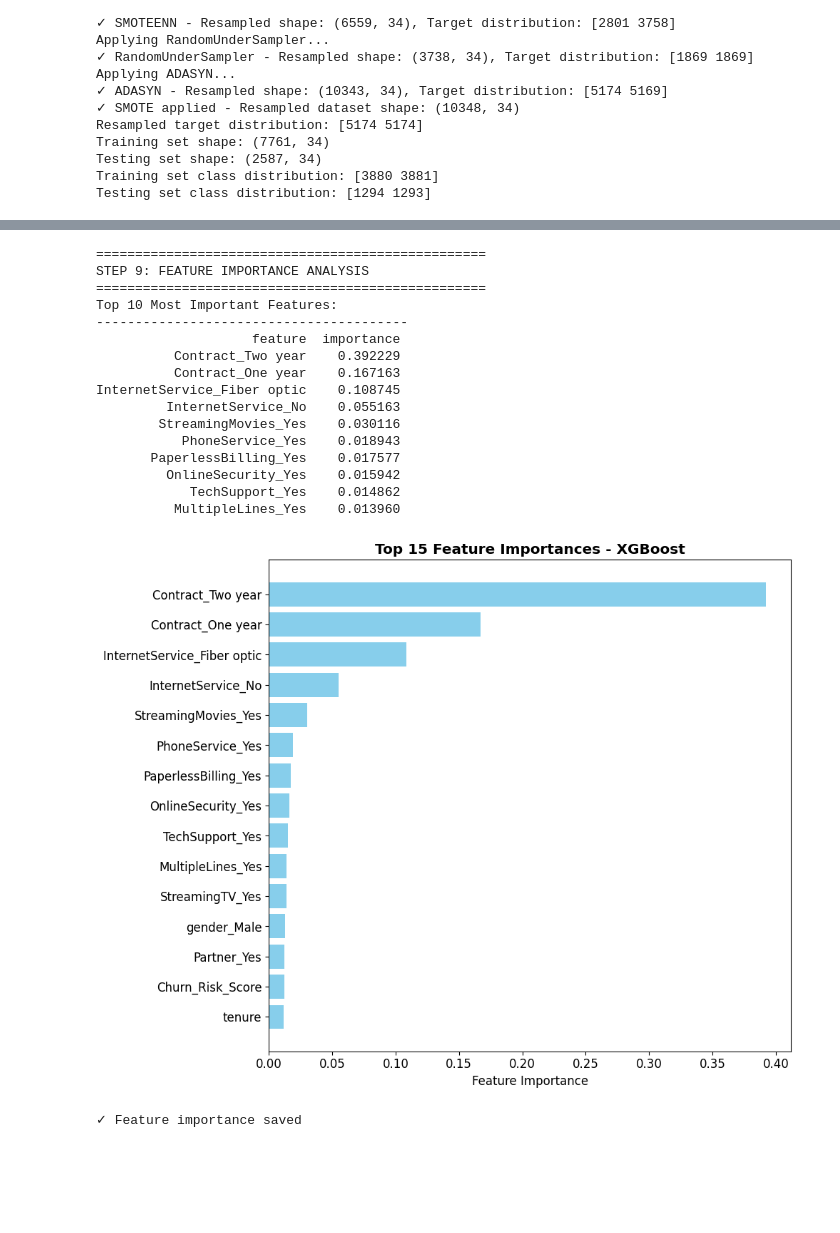
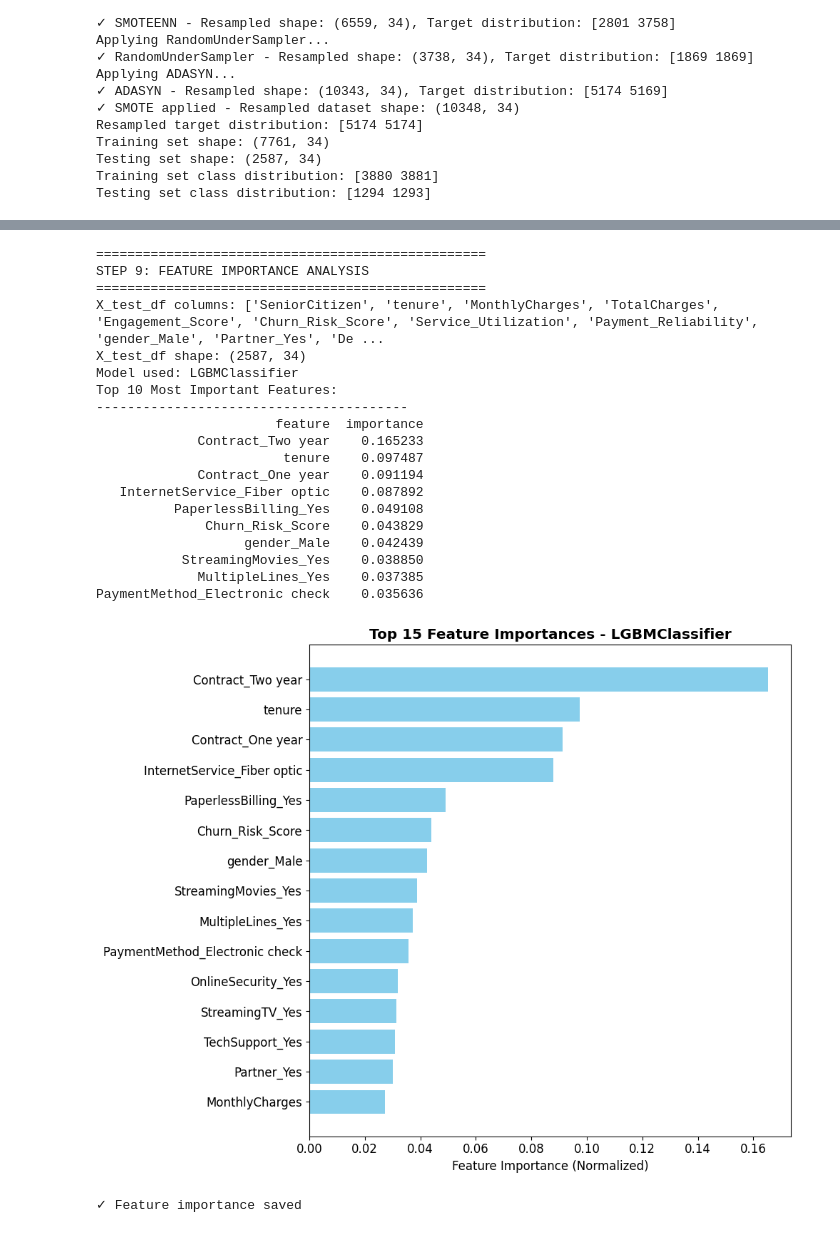
Before and after one commit to koriebruh/CHURN-JOURNAL, a Jupyter notebook: wwwNofel.ipynb, the cells around one changed output, grey strips where cells are left out. Drawn from its saved outputs; the diff is of its cells as text; code cells hidden in the pictures; blank space fills up the shorter version.

```diff
--- a/wwwNofel.ipynb
+++ b/wwwNofel.ipynb
@@ -437,11 +449,11 @@ for name in models_config.keys():
         study = optuna.create_study(direction='maximize')
        # Timeout + trial untuk semua model (light tuning)
         if name in ["DecisionTree", "LogisticRegression"]:
-            study.optimize(lambda trial: objective(trial, name, X_train, y_train), n_trials=5, timeout=60)
+            study.optimize(lambda trial: objective(trial, name, X_train, y_train), n_trials=10, timeout=120)
         elif name in ["GBM", "RandomForest", "AdaBoost"]:
-            study.optimize(lambda trial: objective(trial, name, X_train, y_train), n_trials=5, timeout=120)
+            study.optimize(lambda trial: objective(trial, name, X_train, y_train), n_trials=10, timeout=240)
         elif name in ["XGBoost", "LightGBM", "CatBoost", "SVC", "NeuralNet"]:
-            study.optimize(lambda trial: objective(trial, name, X_train, y_train), n_trials=5, timeout=180)
+            study.optimize(lambda trial: objective(trial, name, X_train, y_train), n_trials=15, timeout=360)
 
         best_params = study.best_params
         model = models_config[name]["model"]
@@ -797,53 +809,66 @@ print("\n" + "="*50)
 print("STEP 9: FEATURE IMPORTANCE ANALYSIS")
 print("="*50)
 
-# Feature importance (if available)
-if hasattr(final_model, 'feature_importances_'):
-    importances = final_model.feature_importances_
-    feature_names = X.columns
+# Prepare X_test_df for consistency
+X_test_df = pd.DataFrame(X_test, columns=X.columns)
+print("X_test_df columns:", X_test_df.columns.tolist())
+print("X_test_df shape:", X_test_df.shape)
+print(f"Model used: {type(final_model).__name__}")
+
+try:
+    # Use SHAP for feature importance
+    import shap
+    explainer = shap.TreeExplainer(final_model)
+    shap_values = explainer.shap_values(X_test_df)
+    shap_importance = np.abs(shap_values).mean(axis=0)
+    total_importance = shap_importance.sum()
     importance_df = pd.DataFrame({
-        'feature': feature_names,
-        'importance': importances
+        'feature': X_test_df.columns,
+        'importance': shap_importance / total_importance  # Normalized importance
     }).sort_values('importance', ascending=False)
 
     print("Top 10 Most Important Features:")
     print("-" * 40)
     print(importance_df.head(10).to_string(index=False))
 
     # Plot feature importance
     plt.figure(figsize=(10, 8))
     top_features = importance_df.head(15)
     plt.barh(range(len(top_features)), top_features['importance'], color='skyblue')
     plt.yticks(range(len(top_features)), top_features['feature'])
-    plt.xlabel('Feature Importance')
-    plt.title(f'Top 15 Feature Importances - {best_model}', fontweight='bold')
+    plt.xlabel('Feature Importance (Normalized)')
+    plt.title(f'Top 15 Feature Importances - {type(final_model).__name__}', fontweight='bold')
     plt.gca().invert_yaxis()
     plt.tight_layout()
     plt.savefig(f"{OUTPUT_DIR}/plots/feature_importance.png", dpi=300, bbox_inches='tight')
     plt.show()
 
     # Save feature importance
     importance_df.to_csv(f"{OUTPUT_DIR}/data/feature_importance.csv", index=False)
     print("✓ Feature importance saved")
-else:
-    print("⚠ Selected model doesn't support feature importance")
+except Exception as e:
+    print(f"⚠ Feature importance analysis failed: {str(e)}")
+    print("Continuing without feature importance...")
     importance_df = pd.DataFrame()
 # %% [output]
 ==================================================
 STEP 9: FEATURE IMPORTANCE ANALYSIS
 ==================================================
+X_test_df columns: ['SeniorCitizen', 'tenure', 'MonthlyCharges', 'TotalCharges', 'Engagement_Score', 'Churn_Risk_Score', 'Service_Utilization', 'Payment_Reliability', 'gender_Male', 'Partner_Yes', 'De ...
+X_test_df shape: (2587, 34)
+Model used: LGBMClassifier
 Top 10 Most Important Features:
 ----------------------------------------
-                    feature  importance
-          Contract_Two year    0.392229
-          Contract_One year    0.167163
-InternetService_Fiber optic    0.108745
-         InternetService_No    0.055163
-        StreamingMovies_Yes    0.030116
-           PhoneService_Yes    0.018943
-       PaperlessBilling_Yes    0.017577
-         OnlineSecurity_Yes    0.015942
-            TechSupport_Yes    0.014862
-          MultipleLines_Yes    0.013960
+                       feature  importance
+             Contract_Two year    0.165233
+                        tenure    0.097487
+             Contract_One year    0.091194
+   InternetService_Fiber optic    0.087892
+          PaperlessBilling_Yes    0.049108
+              Churn_Risk_Score    0.043829
+                   gender_Male    0.042439
+           StreamingMovies_Yes    0.038850
+             MultipleLines_Yes    0.037385
+PaymentMethod_Electronic check    0.035636
-[figure, old version]
+[figure, new version]
 ✓ Feature importance saved
```
Also changed, not shown: parts of 12 cells of this notebook, 20 other files.
